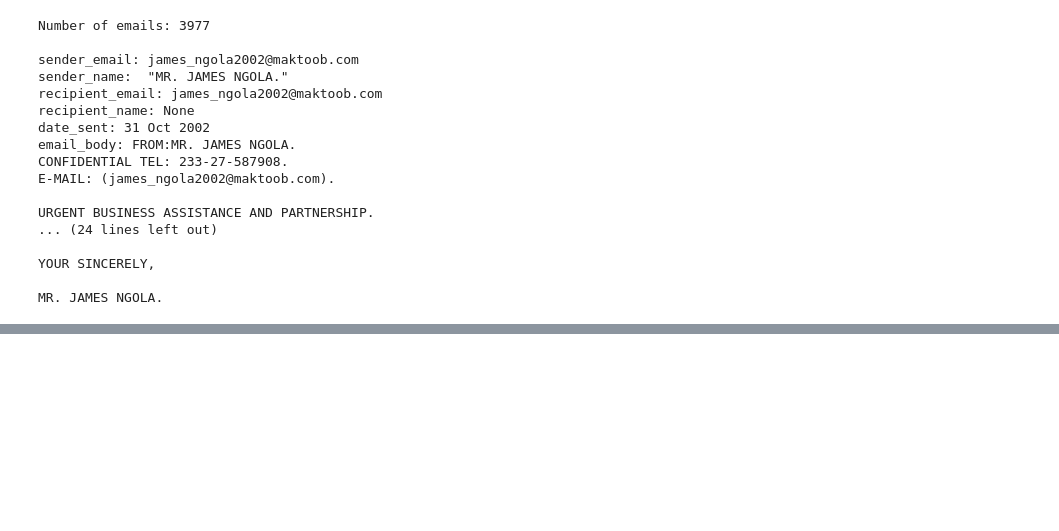
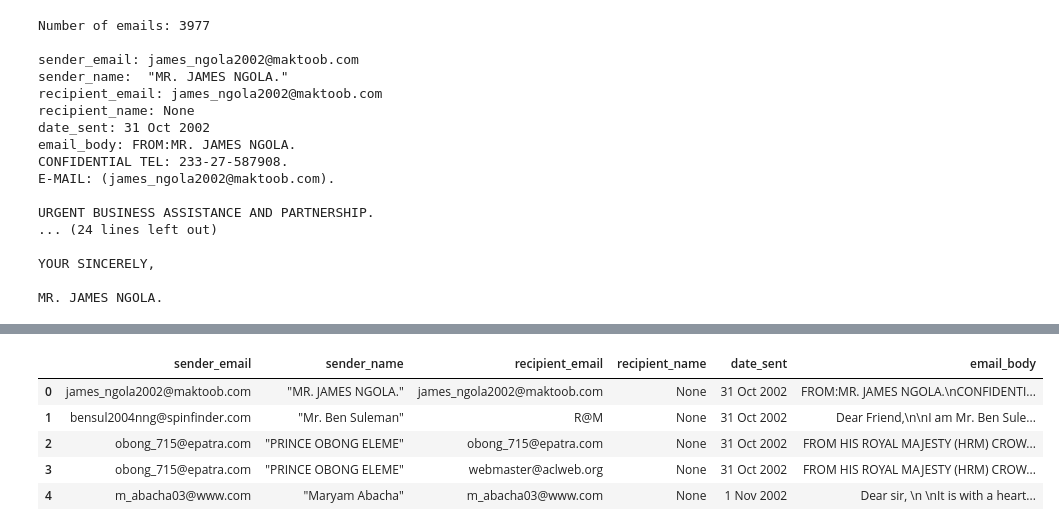
Before and after one commit to povstenko/analyze-spam-emails, a Jupyter notebook: Regex_spam.ipynb, the cells around one changed output, grey strips where cells are left out. Saved outputs shown, nothing was run; the diff lists cells and outputs as text; code cells hidden in the pictures; blank space fills up the shorter version.

Commit message:
load data to pandas dataframe

```diff
--- a/Regex_spam.ipynb
+++ b/Regex_spam.ipynb
@@ -386,0 +393,2 @@ MR. JAMES NGOLA.
+# %%
+emails_df = pd.DataFrame(emails)
@@ -386,0 +401,9 @@ MR. JAMES NGOLA.
+# %%
+emails_df.head()
+# %% [output]
+|  | sender_email | sender_name | recipient_email | recipient_name | date_sent | email_body |
+| 0 | james_ngola2002@maktoob.com | "MR. JAMES NGOLA." | james_ngola2002@maktoob.com | None | 31 Oct 2002 | FROM:MR. JAMES NGOLA.\nCONFIDENTI... |
+| 1 | bensul2004nng@spinfinder.com | "Mr. Ben Suleman" | R@M | None | 31 Oct 2002 | Dear Friend,\n\nI am Mr. Ben Sule... |
+| 2 | obong_715@epatra.com | "PRINCE OBONG ELEME" | obong_715@epatra.com | None | 31 Oct 2002 | FROM HIS ROYAL MAJESTY (HRM) CROW... |
+| 3 | obong_715@epatra.com | "PRINCE OBONG ELEME" | webmaster@aclweb.org | None | 31 Oct 2002 | FROM HIS ROYAL MAJESTY (HRM) CROW... |
+| 4 | m_abacha03@www.com | "Maryam Abacha" | m_abacha03@www.com | None | 1 Nov 2002 | Dear sir, \n \nIt is with a heart... |
```
Also changed, not shown: parts of 5 cells of this notebook.
